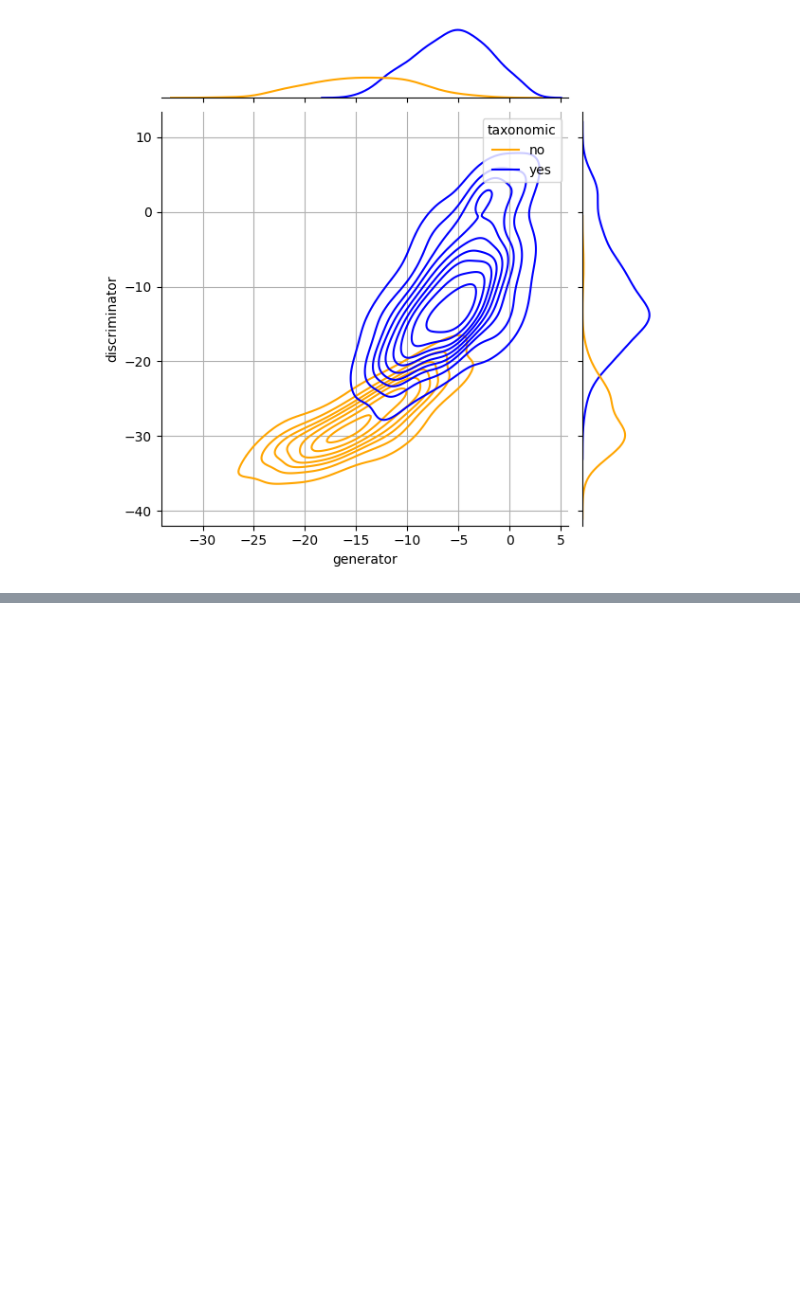
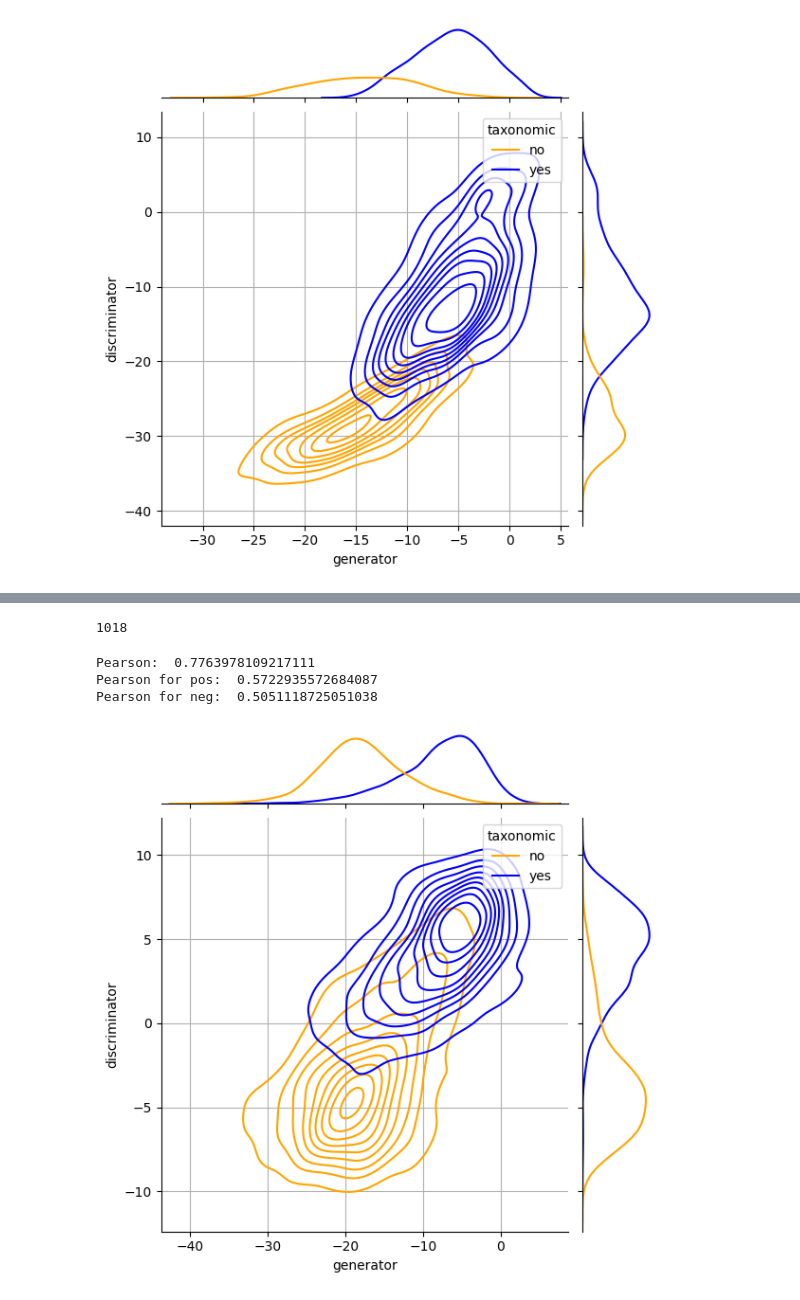
Before and after one commit to juand-r/lexical-inconsistency, a Jupyter notebook: notebooks/ranking-loss-training.ipynb, the cells around one changed output, grey strips where cells are left out. Drawn from its saved outputs; the diff is of its cells as text; code cells hidden in the pictures; blank space fills up the shorter version.

```diff
--- a/notebooks/ranking-loss-training.ipynb
+++ b/notebooks/ranking-loss-training.ipynb
@@ -364,3 +364,7 @@ Pearson:  0.8393459191369403
 Pearson for pos:  0.6409897618756926
 Pearson for neg:  0.8039618630667876
 [figure]
+# %%
+
+L = utils.load_noun_pair_data()
+L_train, L_test = utils.split_train_test_no_overlap_both(L)
@@ -366,0 +403,17 @@ Pearson for neg:  0.8039618630667876
+# %%
+L = utils.load_noun_pair_data()
+L_train, L_test = utils.split_train_test(L)
+# %%
+disc = torch.load('../outputs/logodds/v3-delta59--trivia-qa--hypernym--disc-few.pt', weights_only=True)
+gen = torch.load('../outputs/logodds/v3-delta59--trivia-qa--hypernym--gen-zero.pt', weights_only=True)
+# %%
+len(L_test)
+# %% [output]
+1018
+# %%
+viz.plot_correlations(L_test, gen, disc)
+# %% [output]
+Pearson:  0.7763978109217111
+Pearson for pos:  0.5722935572684087
+Pearson for neg:  0.5051118725051038
+[figure, added]
```
Also changed, not shown: parts of 14 cells of this notebook, 4 other files.
